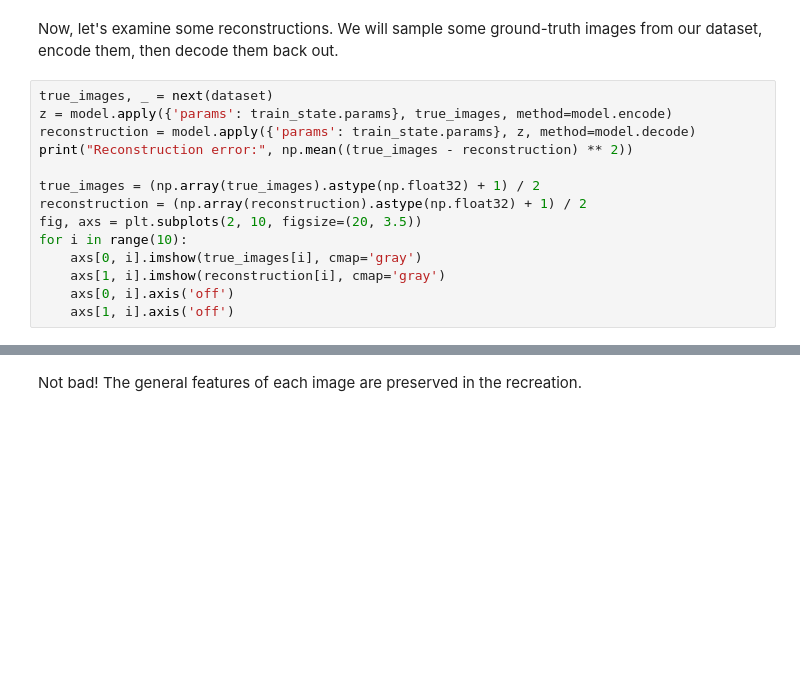
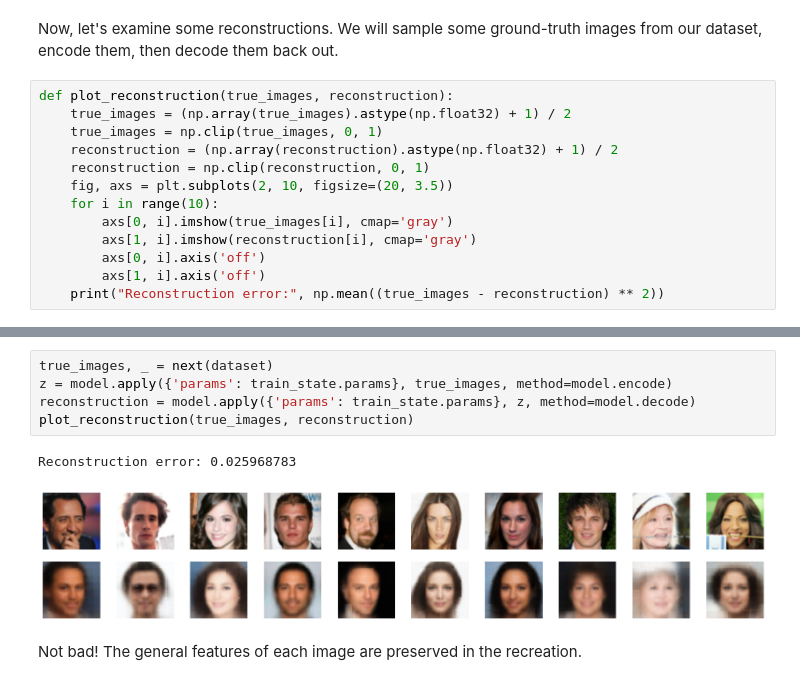
Before and after one commit to kvfrans/notes, a Jupyter notebook: 4-models/variational-auto-encoders.ipynb, the cells around one changed output, grey strips where cells are left out. Saved outputs shown, nothing was run; the diff lists cells and outputs as text; blank space fills up the shorter version.

```diff
--- a/4-models/variational-auto-encoders.ipynb
+++ b/4-models/variational-auto-encoders.ipynb
@@ -233,16 +252,15 @@ We can also see the standard deviation of our decoder decrease over time, which
 # %% [markdown]
 Now, let's examine some reconstructions. We will sample some ground-truth images from our dataset, encode them, then decode them back out.
 # %%
-true_images, _ = next(dataset)
-z = model.apply({'params': train_state.params}, true_images, method=model.encode)
-reconstruction = model.apply({'params': train_state.params}, z, method=model.decode)
-print("Reconstruction error:", np.mean((true_images - reconstruction) ** 2))
-
-true_images = (np.array(true_images).astype(np.float32) + 1) / 2
-reconstruction = (np.array(reconstruction).astype(np.float32) + 1) / 2
-fig, axs = plt.subplots(2, 10, figsize=(20, 3.5))
-for i in range(10):
-    axs[0, i].imshow(true_images[i], cmap='gray')
-    axs[1, i].imshow(reconstruction[i], cmap='gray')
-    axs[0, i].axis('off')
-    axs[1, i].axis('off')
+def plot_reconstruction(true_images, reconstruction):
+    true_images = (np.array(true_images).astype(np.float32) + 1) / 2
+    true_images = np.clip(true_images, 0, 1)
+    reconstruction = (np.array(reconstruction).astype(np.float32) + 1) / 2
+    reconstruction = np.clip(reconstruction, 0, 1)
+    fig, axs = plt.subplots(2, 10, figsize=(20, 3.5))
+    for i in range(10):
+        axs[0, i].imshow(true_images[i], cmap='gray')
+        axs[1, i].imshow(reconstruction[i], cmap='gray')
+        axs[0, i].axis('off')
+        axs[1, i].axis('off')
+    print("Reconstruction error:", np.mean((true_images - reconstruction) ** 2))
@@ -255,2 +267,10 @@ Reconstruction error: 0.06656577
+# %%
+true_images, _ = next(dataset)
+z = model.apply({'params': train_state.params}, true_images, method=model.encode)
+reconstruction = model.apply({'params': train_state.params}, z, method=model.decode)
+plot_reconstruction(true_images, reconstruction)
+# %% [output]
+Reconstruction error: 0.025968783
+[figure, added]
 # %% [markdown]
 Not bad! The general features of each image are preserved in the recreation.
```
Also changed, not shown: parts of 25 cells of this notebook, 3 other files.
